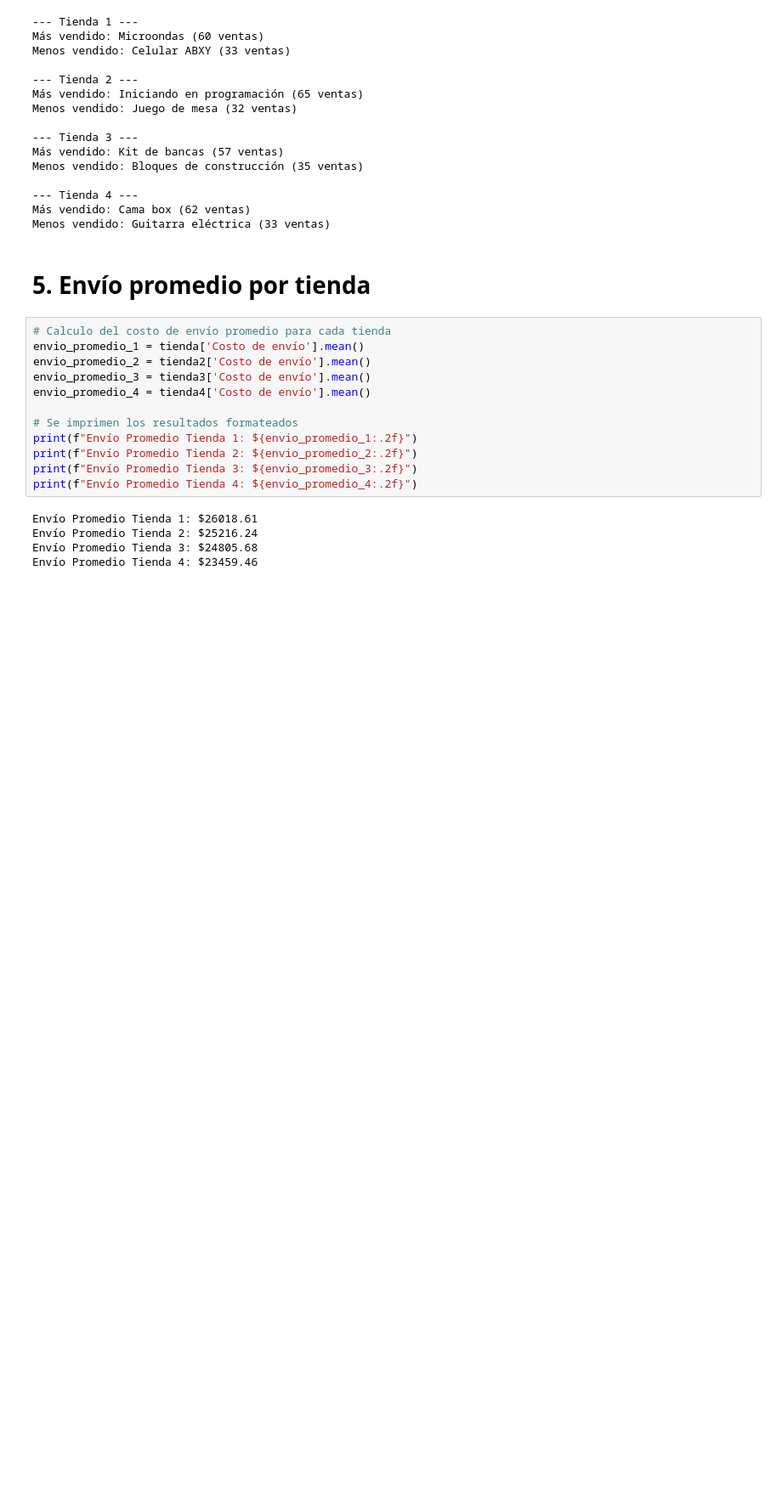
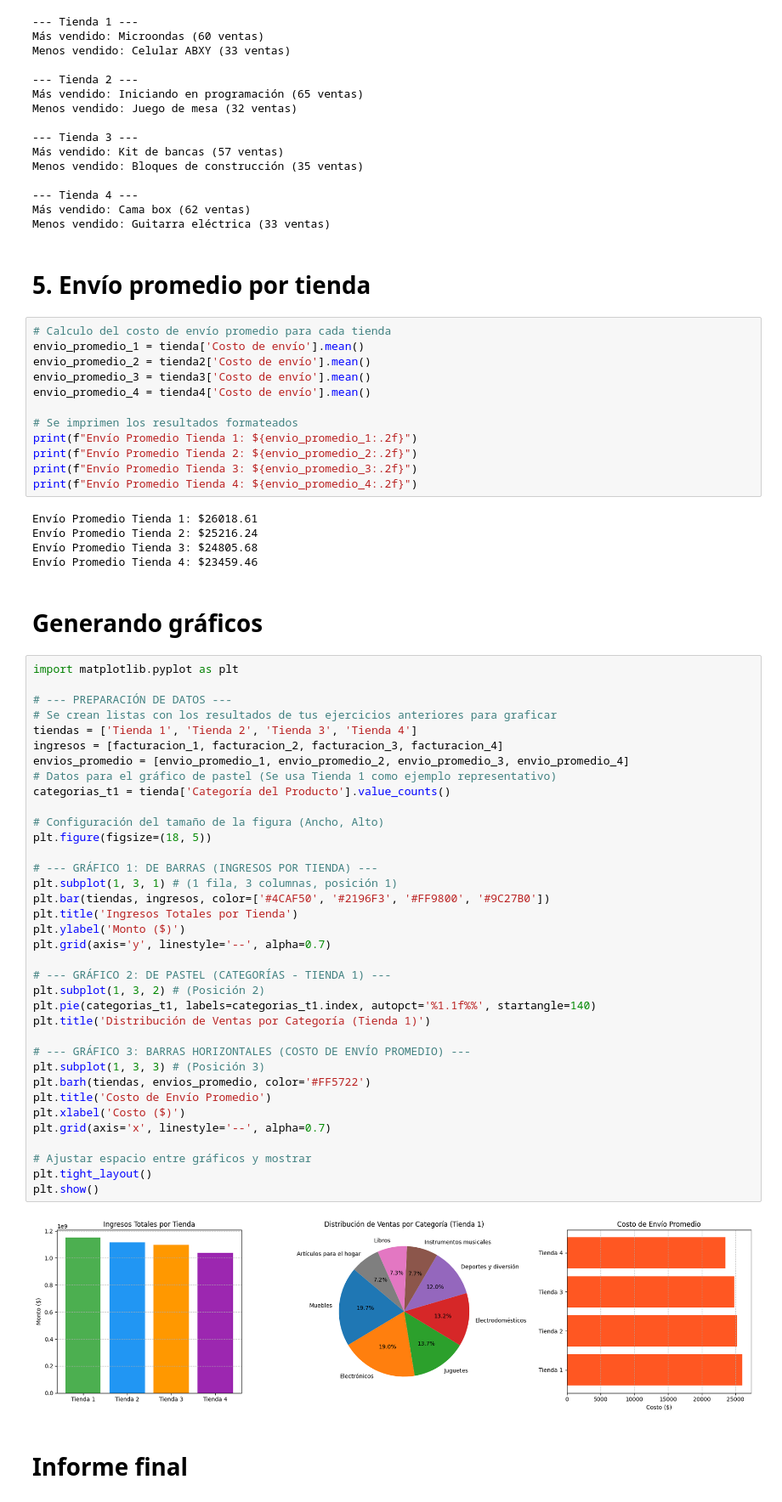
Before and after one commit to 77marco/Challenge-Data-Science-Alura, a Jupyter notebook: AluraStoreLatam_1.ipynb, the cells around one changed output. Shown at 85% size. Cells and saved outputs as stored; diff of their text form; blank space fills up the shorter version.

Commit message:
Generando gráficos e informe final.

```diff
--- a/AluraStoreLatam_1.ipynb
+++ b/AluraStoreLatam_1.ipynb
@@ -160,3 +160,45 @@ Envío Promedio Tienda 1: $26018.61
 Envío Promedio Tienda 2: $25216.24
 Envío Promedio Tienda 3: $24805.68
 Envío Promedio Tienda 4: $23459.46
+# %% [markdown]
+# Generando gráficos
+# %%
+import matplotlib.pyplot as plt
+
+# --- PREPARACIÓN DE DATOS ---
+# Se crean listas con los resultados de tus ejercicios anteriores para graficar
+tiendas = ['Tienda 1', 'Tienda 2', 'Tienda 3', 'Tienda 4']
+ingresos = [facturacion_1, facturacion_2, facturacion_3, facturacion_4]
+envios_promedio = [envio_promedio_1, envio_promedio_2, envio_promedio_3, envio_promedio_4]
+# Datos para el gráfico de pastel (Se usa Tienda 1 como ejemplo representativo)
+categorias_t1 = tienda['Categoría del Producto'].value_counts()
+
+# Configuración del tamaño de la figura (Ancho, Alto)
+plt.figure(figsize=(18, 5))
+
+# --- GRÁFICO 1: DE BARRAS (INGRESOS POR TIENDA) ---
+plt.subplot(1, 3, 1) # (1 fila, 3 columnas, posición 1)
+plt.bar(tiendas, ingresos, color=['#4CAF50', '#2196F3', '#FF9800', '#9C27B0'])
+plt.title('Ingresos Totales por Tienda')
+plt.ylabel('Monto ($)')
+plt.grid(axis='y', linestyle='--', alpha=0.7)
+
+# --- GRÁFICO 2: DE PASTEL (CATEGORÍAS - TIENDA 1) ---
+plt.subplot(1, 3, 2) # (Posición 2)
+plt.pie(categorias_t1, labels=categorias_t1.index, autopct='%1.1f%%', startangle=140)
+plt.title('Distribución de Ventas por Categoría (Tienda 1)')
+
+# --- GRÁFICO 3: BARRAS HORIZONTALES (COSTO DE ENVÍO PROMEDIO) ---
+plt.subplot(1, 3, 3) # (Posición 3)
+plt.barh(tiendas, envios_promedio, color='#FF5722')
+plt.title('Costo de Envío Promedio')
+plt.xlabel('Costo ($)')
+plt.grid(axis='x', linestyle='--', alpha=0.7)
+
+# Ajustar espacio entre gráficos y mostrar
+plt.tight_layout()
+plt.show()
+# %% [output]
+[figure, added]
+# %% [markdown]
+# **Informe final**
```
Also changed, not shown: parts of 1 cell of this notebook.
